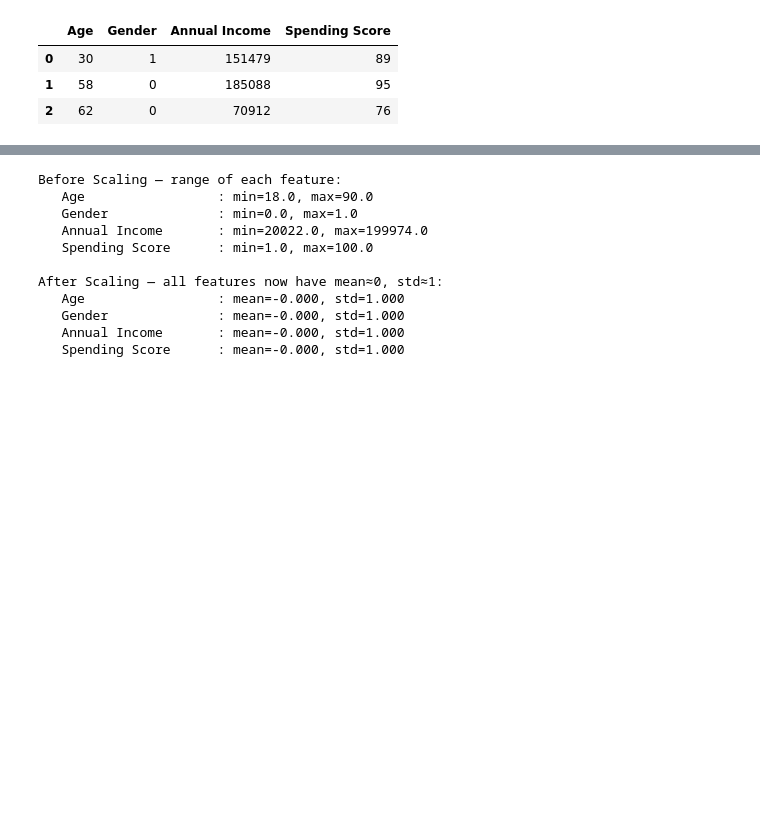
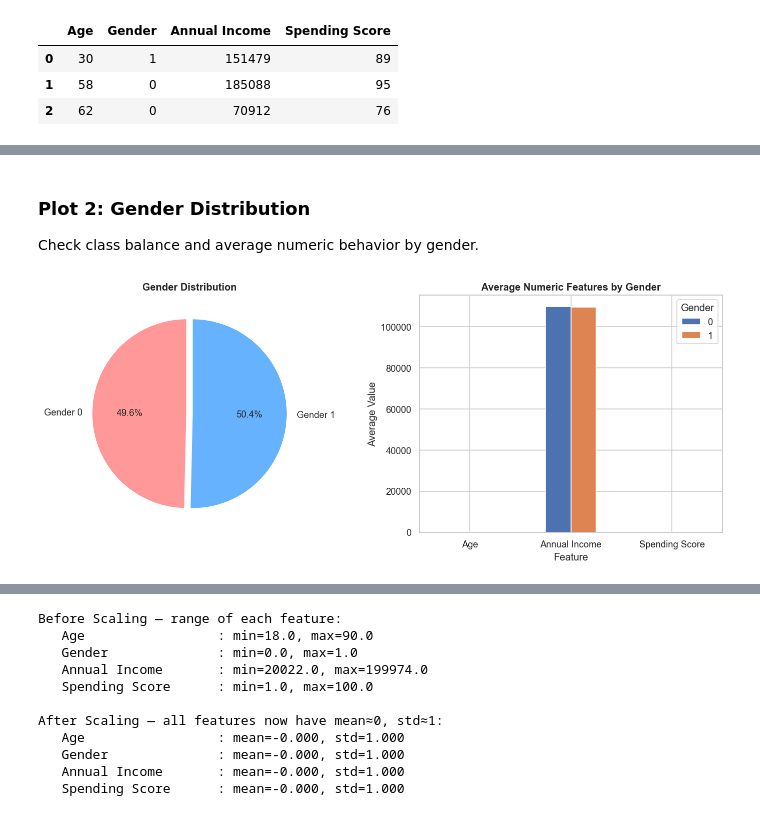
Before and after one commit to mo12k/BMCS-2203-AI, a Jupyter notebook: mall_segmentation_complete/mall_segmentation/step0_eda_preprocessing.ipynb, the cells around one changed output, grey strips where cells are left out. Saved outputs shown, nothing was run; the diff lists cells and outputs as text; code cells hidden in the pictures; blank space fills up the shorter version.

```diff
--- a/mall_segmentation_complete/mall_segmentation/step0_eda_preprocessing.ipynb
+++ b/mall_segmentation_complete/mall_segmentation/step0_eda_preprocessing.ipynb
@@ -393,0 +234,32 @@ dtype: int64
+# %% [markdown]
+### Plot 2: Gender Distribution
+Check class balance and average numeric behavior by gender.
+# %%
+gender_counts = df_clean['Gender'].value_counts().sort_index()
+
+gender_labels = [f'Gender {v}' for v in gender_counts.index]
+fig, axes = plt.subplots(1, 2, figsize=(12, 5))
+
+gender_counts.plot.pie(
+    ax=axes[0],
+    labels=gender_labels,
+    autopct='%1.1f%%',
+    colors=['#FF9999', '#66B2FF'],
+    startangle=90,
+    explode=[0.03] * len(gender_counts),
+    textprops={'fontsize': 11}
+)
+axes[0].set_title('Gender Distribution', fontweight='bold')
+axes[0].set_ylabel('')
+
+gender_means = df_clean.groupby('Gender')[numeric_cols].mean().round(1)
+gender_means.T.plot(kind='bar', ax=axes[1], edgecolor='white')
+axes[1].set_title('Average Numeric Features by Gender', fontweight='bold')
+axes[1].set_xlabel('Feature')
+axes[1].set_ylabel('Average Value')
+axes[1].tick_params(axis='x', rotation=0)
+
+plt.tight_layout()
+plt.show()
+# %% [output]
+[figure, added]
```
Also changed, not shown: parts of 45 cells of this notebook, 40 other files.
